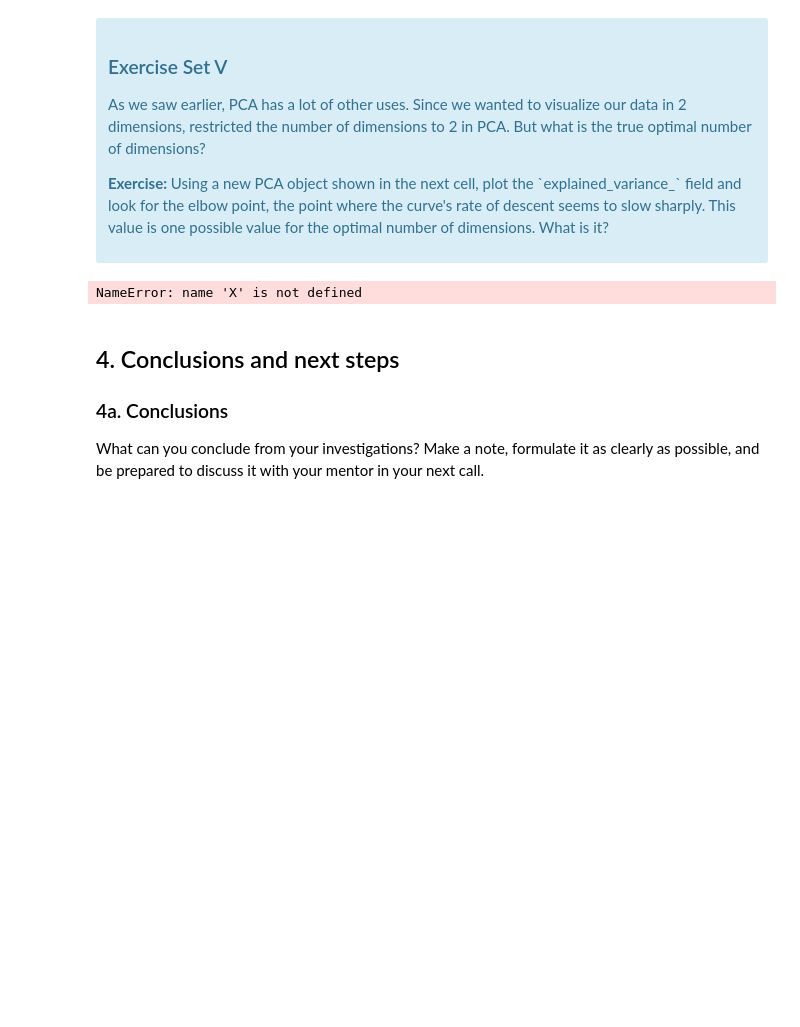
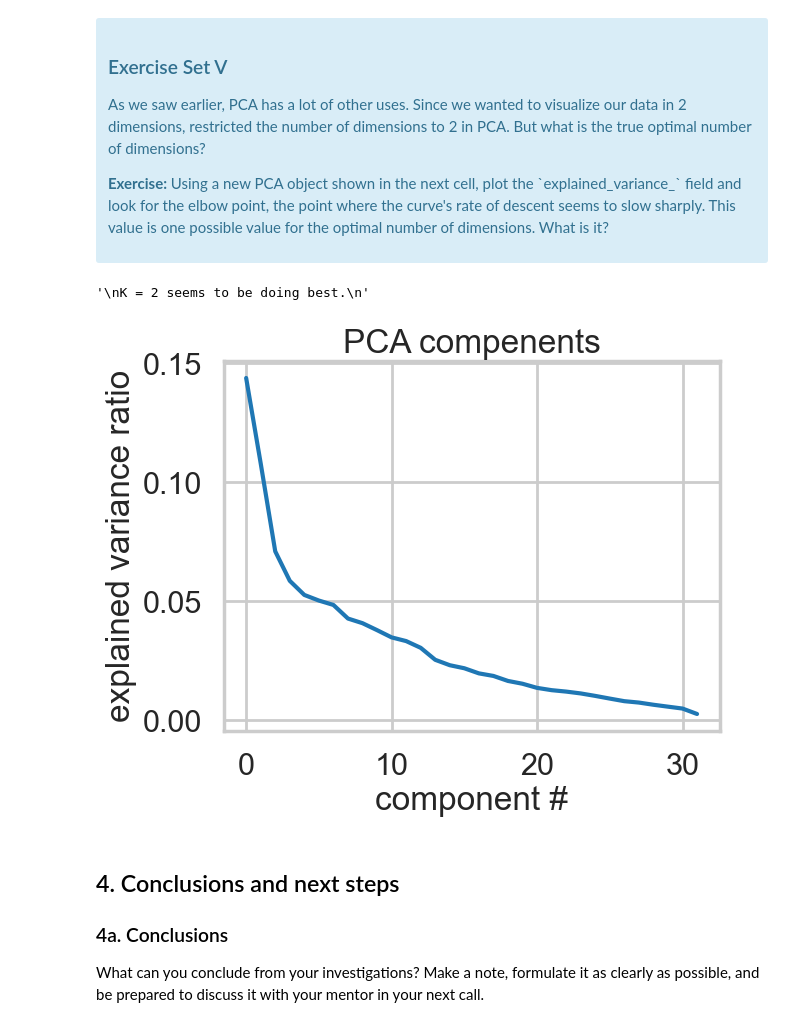
Before and after one commit to hao-udoin/Springboard-data-science, a Jupyter notebook: 15.6 K-means Clustering/Clustering Case Study - Customer Segmentation with K-Means - Tier 3.ipynb, the cells around one changed output. Cells and saved outputs as stored; diff of their text form; code cells hidden in the pictures; blank space fills up the shorter version.

```diff
--- a/15.6 K-means Clustering/Clustering Case Study - Customer Segmentation with K-Means - Tier 3.ipynb
+++ b/15.6 K-means Clustering/Clustering Case Study - Customer Segmentation with K-Means - Tier 3.ipynb
@@ -399,13 +433,24 @@ What we've done is we've taken those columns of 0/1 indicator variables, and we'
 # %%
 #your turn
 # Initialize a new PCA model with a default number of components.
 import sklearn.decomposition
 pca = sklearn.decomposition.PCA()
 pca.fit(x_cols)
 
 # Do the rest on your own :)
+ratios = pca.explained_variance_ratio_
+fig,ax = plt.subplots()
+ax.plot(ratios)
+_ = ax.set_title('PCA compenents')
+_ = ax.set_xlabel('component #')
+_ = ax.set_ylabel('explained variance ratio')
+
+'''
+K = 2 seems to be doing best.
+'''
 # %% [output]
-NameError: name 'X' is not defined
+'\nK = 2 seems to be doing best.\n'
+[figure, added]
 # %% [markdown]
 ## 4. Conclusions and next steps
 ### 4a. Conclusions
```
Also changed, not shown: parts of 13 cells of this notebook.
